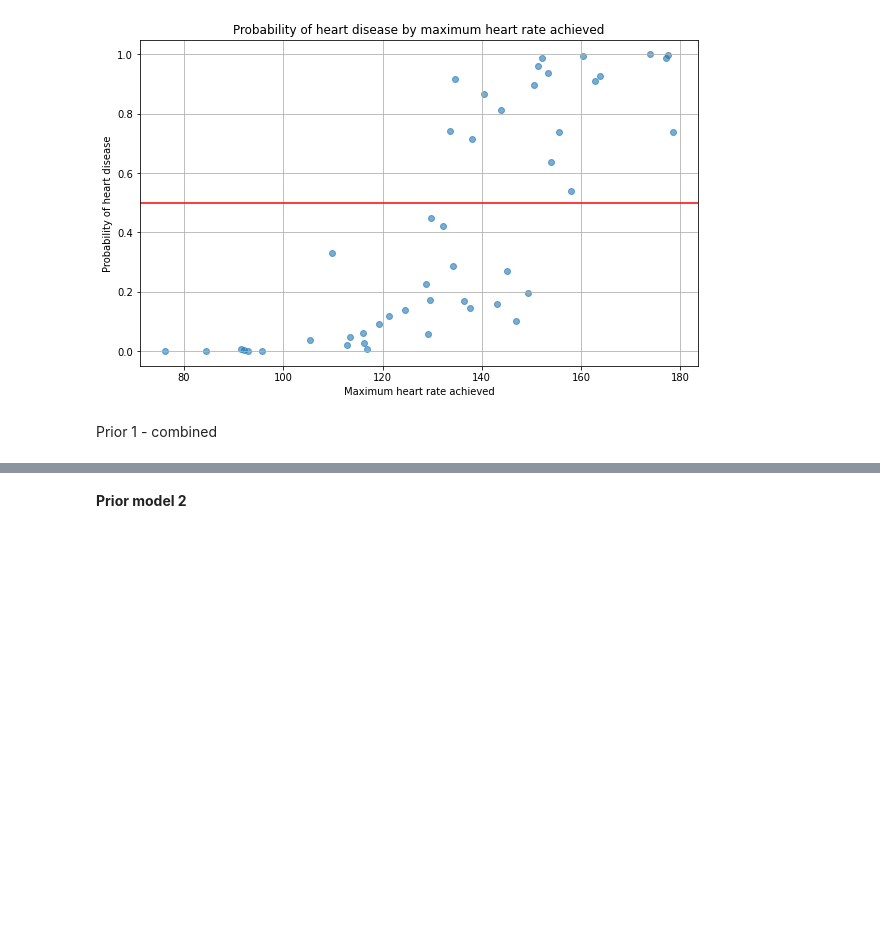
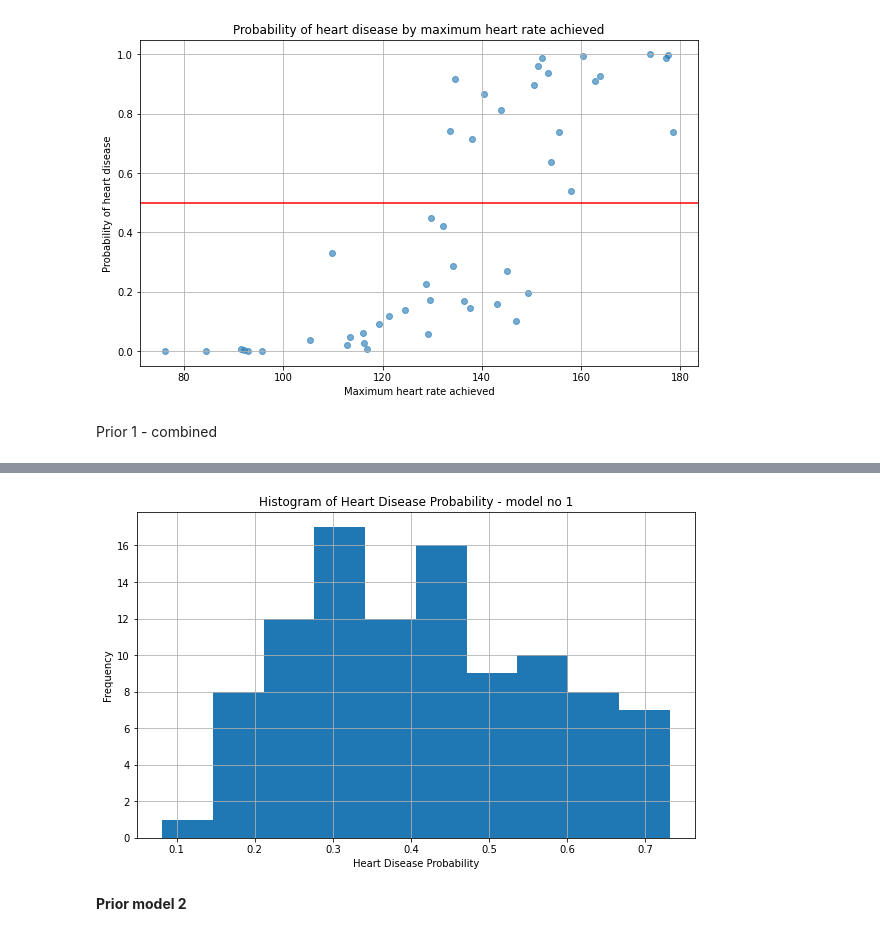
Before and after one commit to wasikjakub/bayesian-heart-disease-prediction, a Jupyter notebook: prior.ipynb, the cells around one changed output, grey strips where cells are left out. Saved outputs shown, nothing was run; the diff lists cells and outputs as text; code cells hidden in the pictures; blank space fills up the shorter version.

```diff
--- a/prior.ipynb
+++ b/prior.ipynb
@@ -193,3 +208,13 @@ plt.show()
+# %%
+plt.figure(figsize=(10, 6))
+plt.hist(prior_model1['combined_heart_disease_prob'])
+plt.title('Histogram of Heart Disease Probability - model no 1')
+plt.xlabel('Heart Disease Probability')
+plt.ylabel('Frequency')
+plt.grid()
+plt.show()
+# %% [output]
+[figure, added]
 # %% [markdown]
 **Prior model 2**
 # %% [markdown]
```
Also changed, not shown: parts of 12 cells of this notebook, 4 other files.
